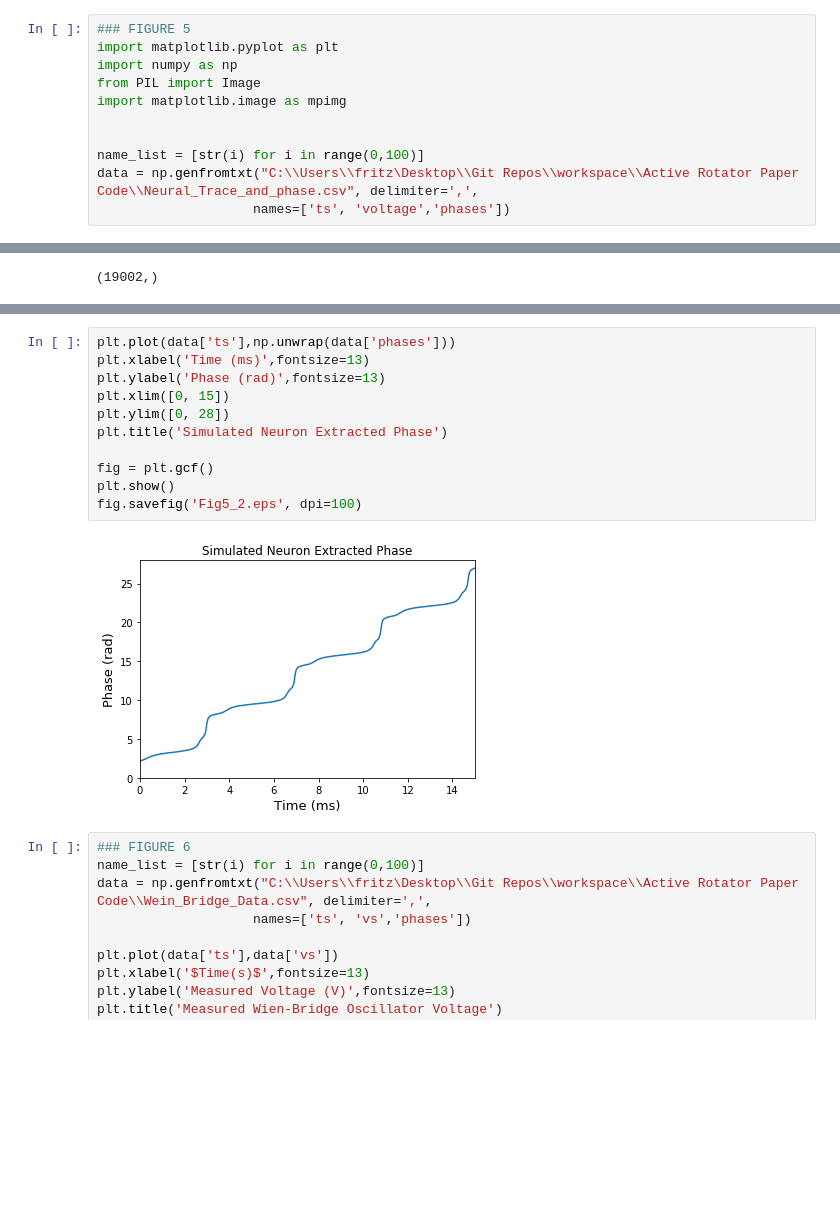
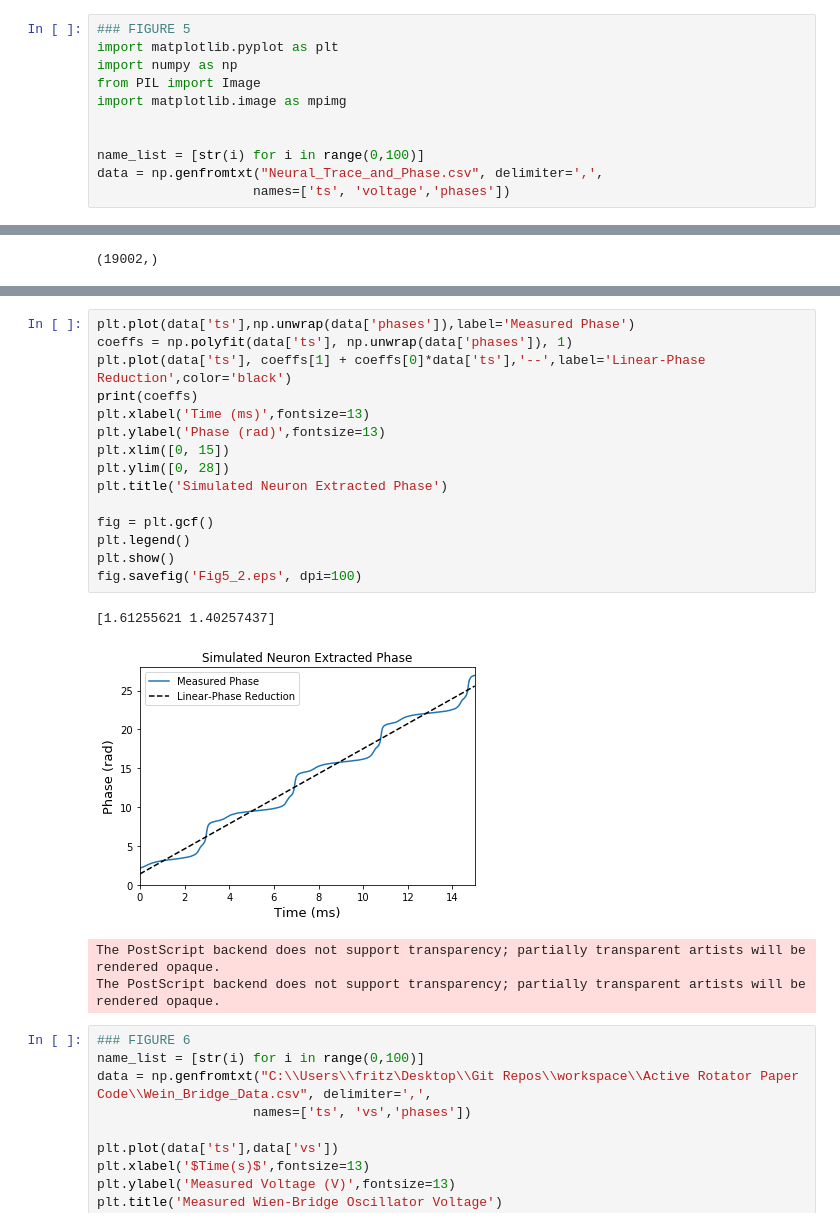
Before and after one commit to Fritz17236/Active-Rotator-Paper-Code, a Jupyter notebook: Active Rotator Paper Figure Generation Code.ipynb, the cells around one changed output, grey strips where cells are left out. Saved outputs shown, nothing was run; the diff lists cells and outputs as text; blank space fills up the shorter version.

Commit message:
begin updated figure code

```diff
--- a/Active Rotator Paper Figure Generation Code.ipynb
+++ b/Active Rotator Paper Figure Generation Code.ipynb
@@ -272,7 +280,7 @@ import matplotlib.image as mpimg
 
 
 name_list = [str(i) for i in range(0,100)]
-data = np.genfromtxt("C:\\Users\\fritz\Desktop\\Git Repos\\workspace\\Active Rotator Paper Code\\Neural_Trace_and_phase.csv", delimiter=',',
+data = np.genfromtxt("Neural_Trace_and_Phase.csv", delimiter=',',
                     names=['ts', 'voltage','phases'])
 # %%
 print(np.shape(data))
@@ -293,16 +301,23 @@ fig.savefig('Fig5_1.eps', dpi=100)
 # %%
-plt.plot(data['ts'],np.unwrap(data['phases']))
+plt.plot(data['ts'],np.unwrap(data['phases']),label='Measured Phase')
+coeffs = np.polyfit(data['ts'], np.unwrap(data['phases']), 1)
+plt.plot(data['ts'], coeffs[1] + coeffs[0]*data['ts'],'--',label='Linear-Phase Reduction',color='black')
+print(coeffs)
 plt.xlabel('Time (ms)',fontsize=13)
 plt.ylabel('Phase (rad)',fontsize=13)
 plt.xlim([0, 15])
 plt.ylim([0, 28])
 plt.title('Simulated Neuron Extracted Phase')
 
 fig = plt.gcf()
+plt.legend()
 plt.show()
 fig.savefig('Fig5_2.eps', dpi=100)
 # %% [output]
+[1.61255621 1.40257437]
-[figure, old version]
+[figure, new version]
+The PostScript backend does not support transparency; partially transparent artists will be rendered opaque.
+The PostScript backend does not support transparency; partially transparent artists will be rendered opaque.
 # %%
 ### FIGURE 6
 name_list = [str(i) for i in range(0,100)]
```
Also changed, not shown: parts of 7 cells of this notebook, 8 other files.
